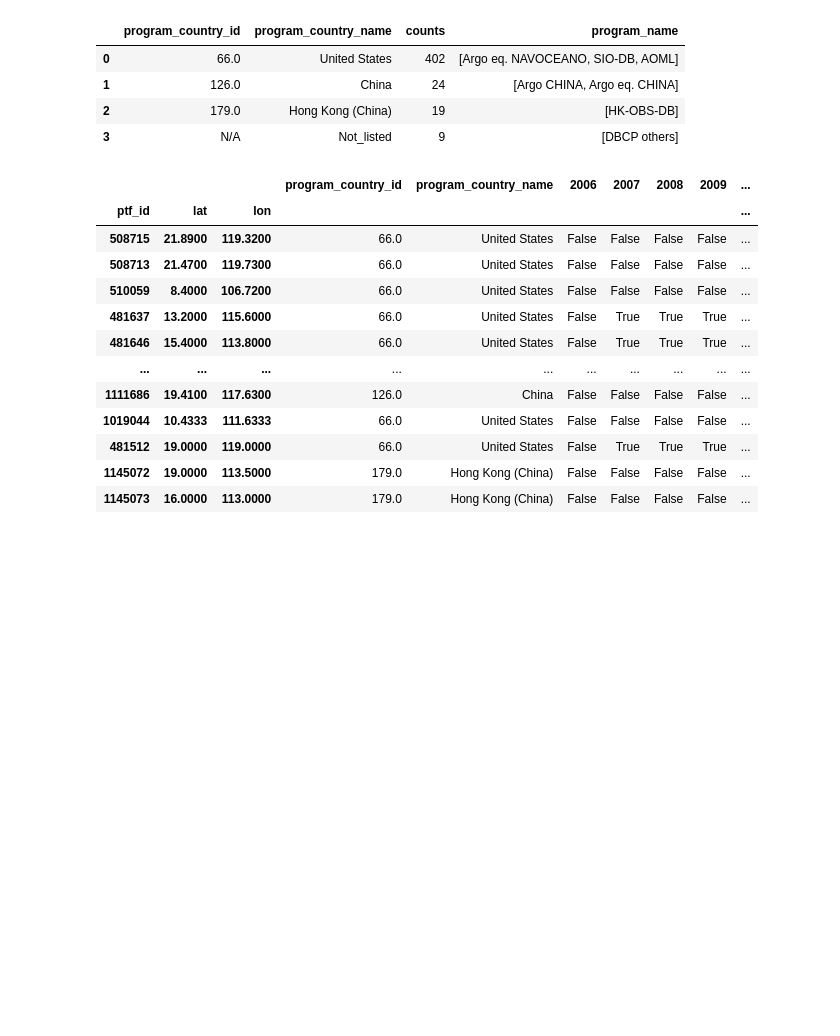
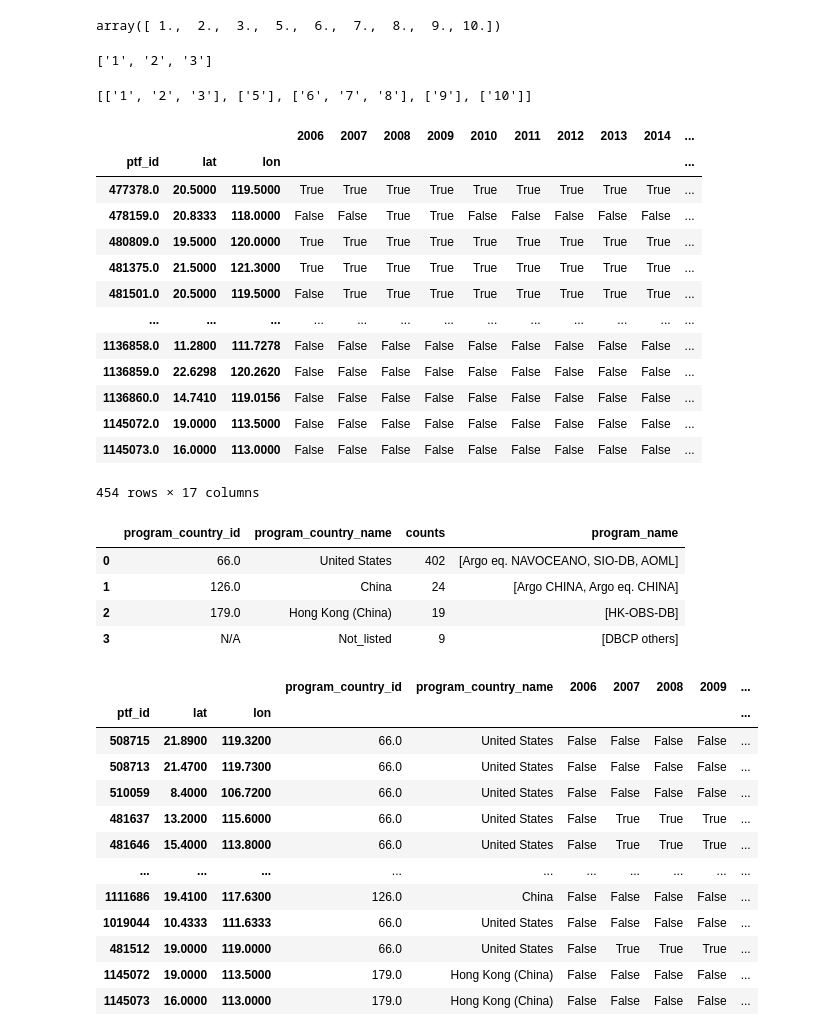
Before and after one commit to JesseBausell/meta_pipeline, a Jupyter notebook: Untitled.ipynb, the cells around one changed output. Cells and saved outputs as stored; diff of their text form; code cells hidden in the pictures; blank space fills up the shorter version.

```diff
--- a/Untitled.ipynb
+++ b/Untitled.ipynb
@@ -59,3 +181,32 @@ excel_data_totals["filtered_counts"]
+# %%
+better_list
+# %% [output]
+array([ 1.,  2.,  3.,  5.,  6.,  7.,  8.,  9., 10.])
+# %%
+n.split()
+# %% [output]
+['1', '2', '3']
+# %%
+empty_list
+# %% [output]
+[['1', '2', '3'], ['5'], ['6', '7', '8'], ['9'], ['10']]
+# %%
+boolean_dataset_counts_singles
+# %% [output]
+|  |  |  | 2006 | 2007 | 2008 | 2009 | 2010 | 2011 | 2012 | 2013 | 2014 | ... |
+| ptf_id | lat | lon |  |  |  |  |  |  |  |  |  | ... |
+| 477378.0 | 20.5000 | 119.5000 | True | True | True | True | True | True | True | True | True | ... |
+| 478159.0 | 20.8333 | 118.0000 | False | False | True | True | False | False | False | False | False | ... |
+| 480809.0 | 19.5000 | 120.0000 | True | True | True | True | True | True | True | True | True | ... |
+| 481375.0 | 21.5000 | 121.3000 | True | True | True | True | True | True | True | True | True | ... |
+| 481501.0 | 20.5000 | 119.5000 | False | True | True | True | True | True | True | True | True | ... |
+| ... | ... | ... | ... | ... | ... | ... | ... | ... | ... | ... | ... | ... |
+| 1136858.0 | 11.2800 | 111.7278 | False | False | False | False | False | False | False | False | False | ... |
+| 1136859.0 | 22.6298 | 120.2620 | False | False | False | False | False | False | False | False | False | ... |
+| 1136860.0 | 14.7410 | 119.0156 | False | False | False | False | False | False | False | False | False | ... |
+| 1145072.0 | 19.0000 | 113.5000 | False | False | False | False | False | False | False | False | False | ... |
+| 1145073.0 | 16.0000 | 113.0000 | False | False | False | False | False | False | False | False | False | ... |
+454 rows × 17 columns
 # %%
 # %% [output]
 |  | program_country_id | program_country_name | counts | program_name |
```
Also changed, not shown: parts of 16 cells of this notebook, 6 other files.
